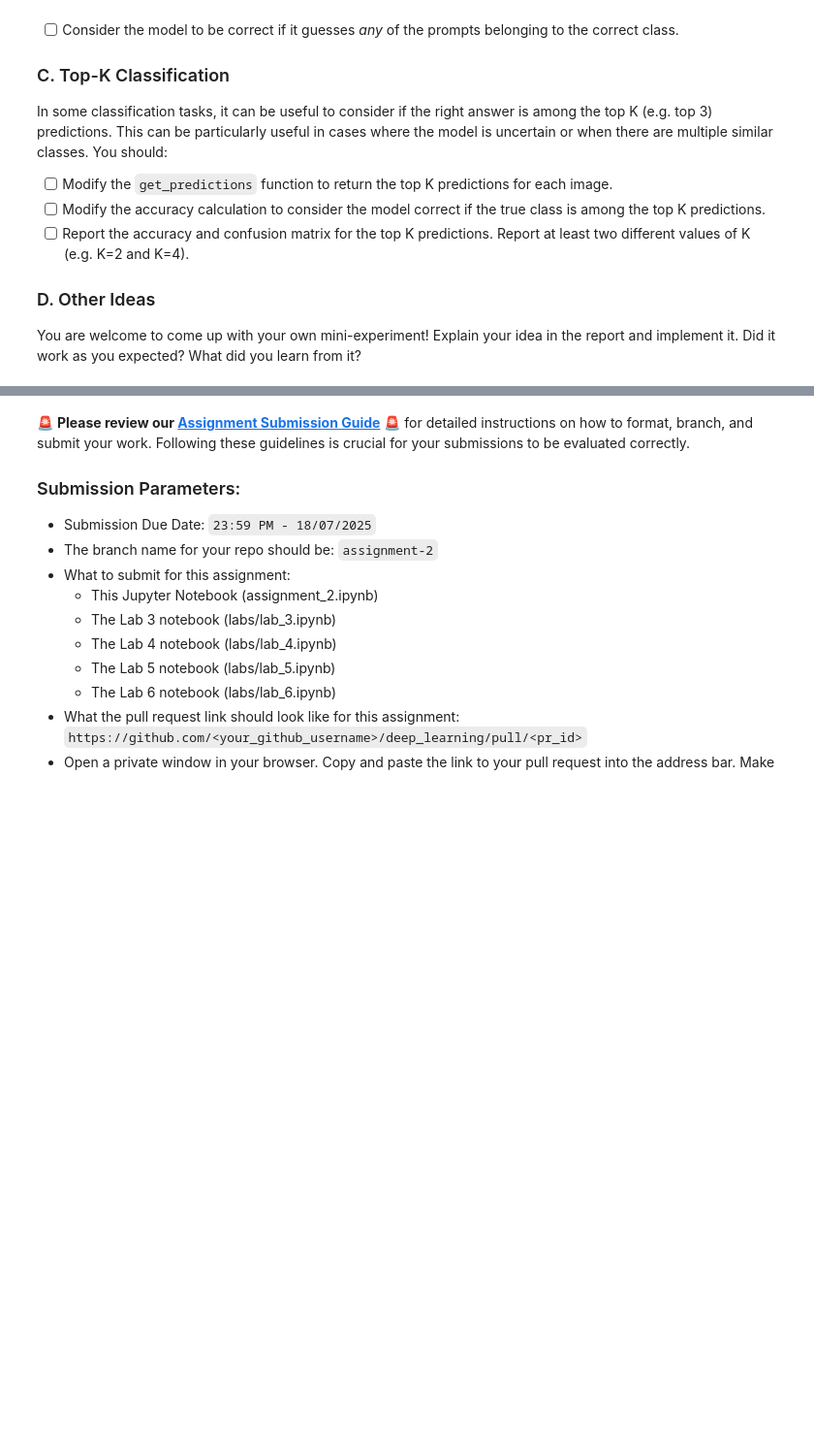
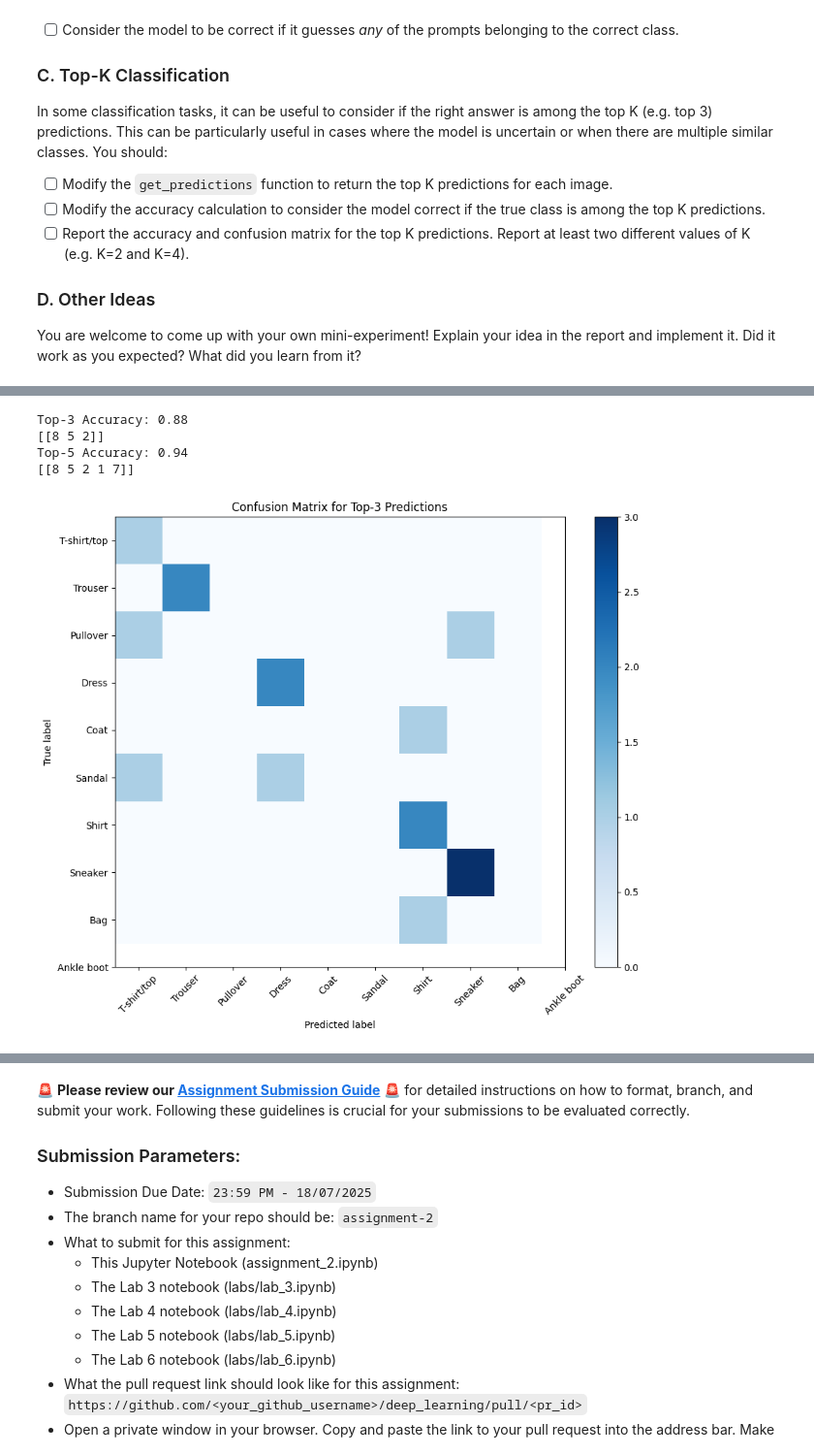
Before and after one commit to suchi-dev-ai/deep_learning, a Jupyter notebook: 02_activities/assignments/assignment_2.ipynb, the cells around one changed output, grey strips where cells are left out. Shown: that part at 97% size. Saved outputs shown, nothing was run; the diff lists cells and outputs as text; code cells hidden in the pictures; blank space fills up the shorter version.

```diff
--- a/02_activities/assignments/assignment_2.ipynb
+++ b/02_activities/assignments/assignment_2.ipynb
@@ -441,6 +474,31 @@ for k in [3, 5]:
         total += 1
 
     print(f"Top-{k} Accuracy: {correct / total:.2f}")
-
-    plot_confusion_matrix(y_true, top_k, CLASS_NAMES)
+    print(top_k)
+# %% [output]
+Top-3 Accuracy: 0.88
+[[8 5 2]]
+Top-5 Accuracy: 0.94
+[[8 5 2 1 7]]
+# %%
+# Plot confusion matrix for top-3 predictions from top-k results
+
+def plot_confusion_matrix(y_true, y_pred, class_names):
+    cm = confusion_matrix(y_true, y_pred)
+    plt.figure(figsize=(10, 8))
+    plt.imshow(cm, interpolation='nearest', cmap=plt.cm.Blues)
+    plt.title('Confusion Matrix for Top-3 Predictions')
+    plt.colorbar()
+    tick_marks = np.arange(len(class_names))
+    plt.xticks(tick_marks, class_names, rotation=45)
+    plt.yticks(tick_marks, class_names)
+    plt.ylabel('True label')
+    plt.xlabel('Predicted label')
+    plt.tight_layout()
+    plt.show()
+
+# Use only the top-1 prediction for confusion matrix
+plot_confusion_matrix(labels, top_k_predictions[:, 0], CLASS_NAMES)
+# %% [output]
+[figure, added]
 # %% [markdown]
```
Also changed, not shown: parts of 11 cells of this notebook.
